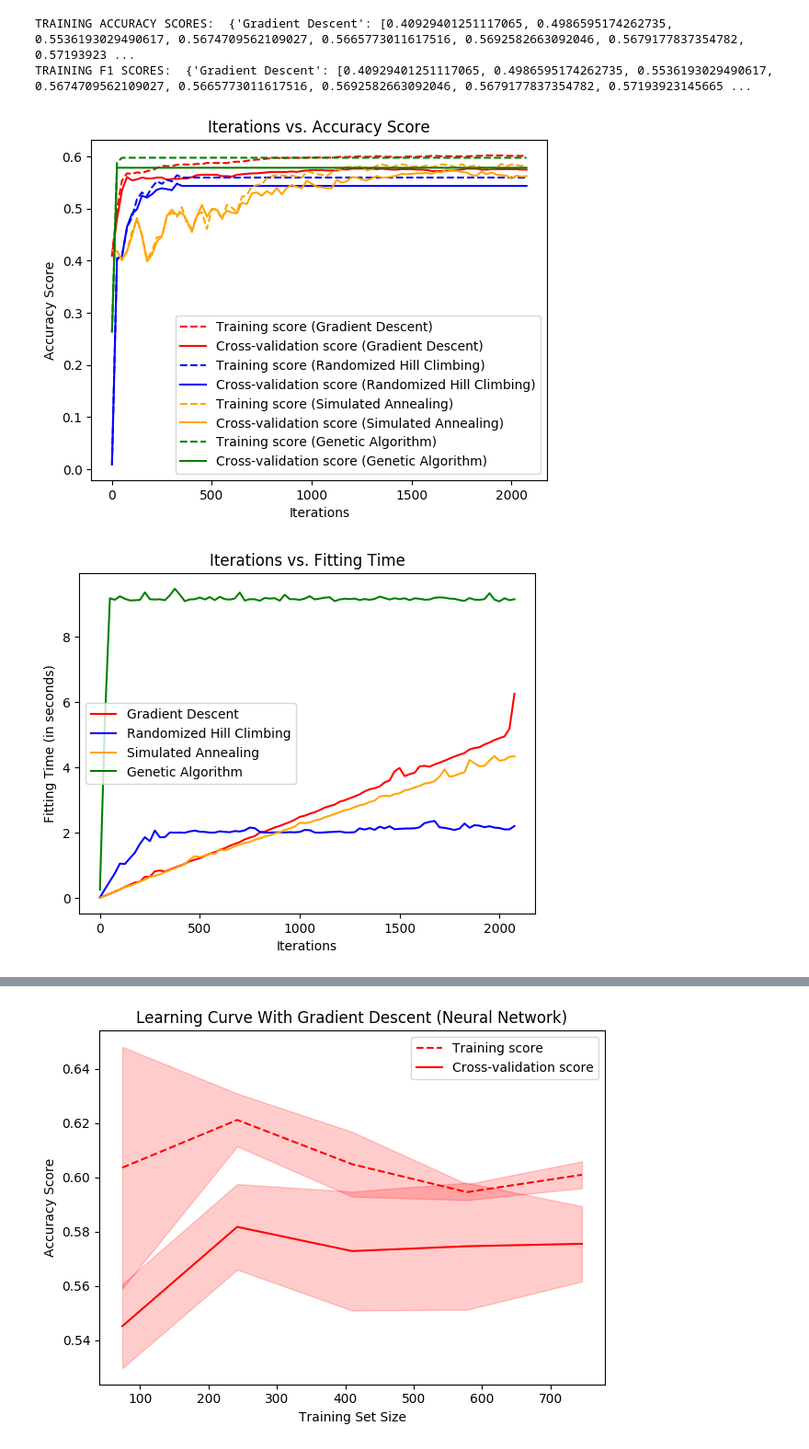
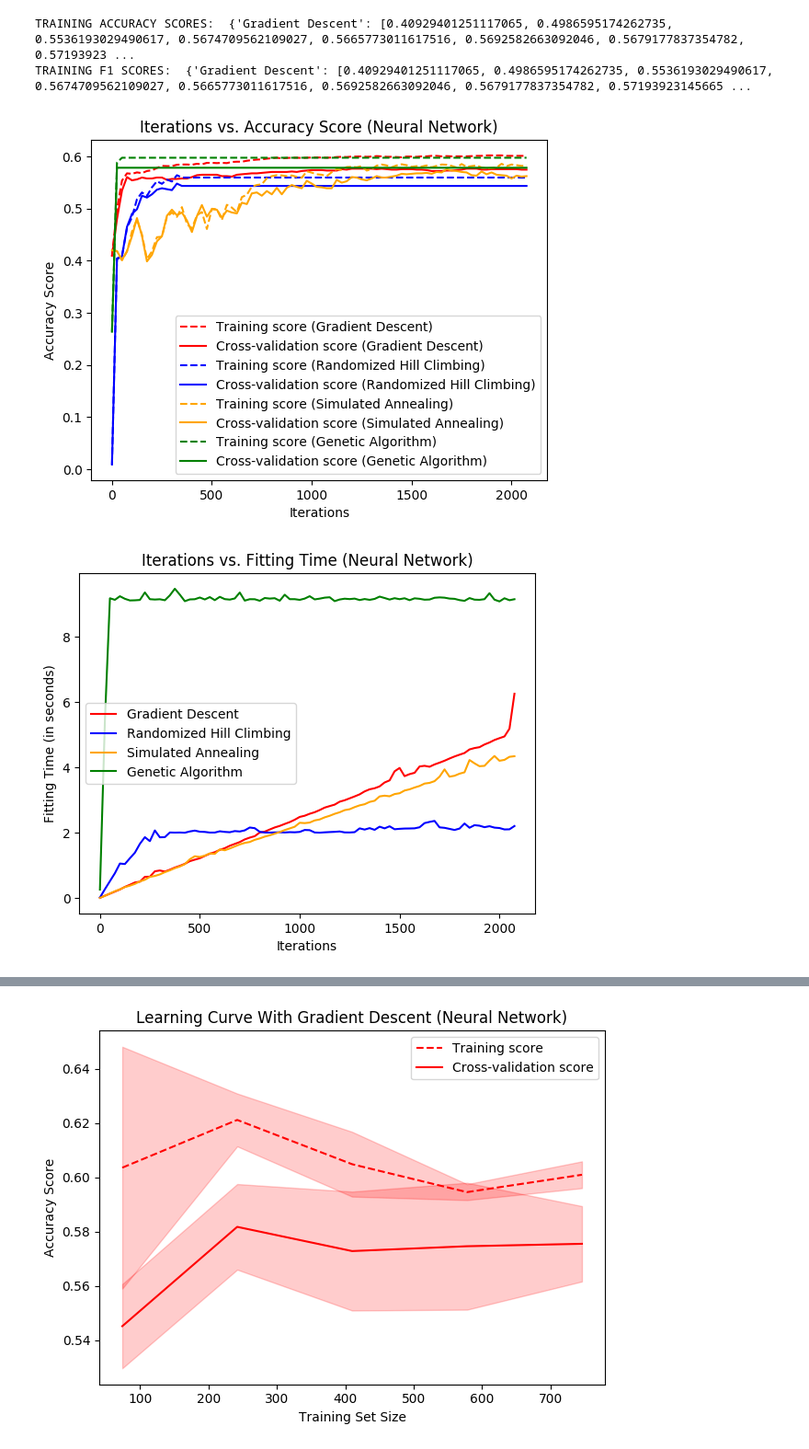
Before and after one commit to aashiamehta/MachineLearning, a Jupyter notebook: Project2/randomized_optimization.ipynb, the cells around one changed output, grey strips where cells are left out. Shown at 92% size. Saved outputs shown, nothing was run; the diff lists cells and outputs as text; code cells hidden in the pictures.

```diff
--- a/Project2/randomized_optimization.ipynb
+++ b/Project2/randomized_optimization.ipynb
@@ -166,0 +324,13 @@ Fitness:  36.0 , # of Iterations:  20 , Time:  2.2032601833343506
+# %%
+problem_size_list = [5, 10, 20, 50, 100]
+algorithm_names = ["Randomized Hill Climbing", "Simulated Annealing", "Genetic Algorithm", "MIMIC"]
+algorithm_colors = ["blue", "orange", "green", "red"]
+
+four_peaks_times_per_algorithm = {}
+four_peaks_function_evaluations_per_algorithm = {}
+four_peaks_fitness_per_algorithm = {}
+for name in algorithm_names:
+        four_peaks_times_per_algorithm[name] = []
+        four_peaks_function_evaluations_per_algorithm[name] = []
+        four_peaks_fitness_per_algorithm[name] = []
+print(four_peaks_times_per_algorithm)
@@ -383,16 +717,15 @@ Accuracy Score w/ Tuning:  0.5958333333333333
 algorithm_names = ["Gradient Descent", "Randomized Hill Climbing", "Simulated Annealing", "Genetic Algorithm"]
 algorithm_colors = ["red", "blue", "orange", "green"]
 # %%
-# nn_fit_times_per_model = {}
-# nn_training_predict_times_per_model = {}
-# nn_testing_predict_times_per_model = {}
-# nn_training_accuracy_scores_per_model = {}
-# nn_testing_accuracy_scores_per_model = {}
-# nn_training_f1_scores_per_model = {}
-# nn_testing_f1_scores_per_model = {}
+nn_fit_times_per_model = {}
+nn_training_predict_times_per_model = {}
+nn_testing_predict_times_per_model = {}
+nn_training_accuracy_scores_per_model = {}
+nn_testing_accuracy_scores_per_model = {}
+nn_training_f1_scores_per_model = {}
+nn_testing_f1_scores_per_model = {}
 
 for name in algorithm_names:
-    if name == "Randomized Hill Climbing":
         nn_fit_times_per_model[name] = []
         nn_training_predict_times_per_model[name] = []
         nn_testing_predict_times_per_model[name] = []
@@ -609,7 +942,7 @@ TRAINING ACCURACY SCORES:  {'Gradient Descent': [0.40929401251117065, 0.49865951
 TRAINING F1 SCORES:  {'Gradient Descent': [0.40929401251117065, 0.4986595174262735, 0.5536193029490617, 0.5674709562109027, 0.5665773011617516, 0.5692582663092046, 0.5679177837354782, 0.57193923145665 ...
 # %%
 def plot_accuracies():
-    plt.title("Iterations vs. Accuracy Score")
+    plt.title("Iterations vs. Accuracy Score (Neural Network)")
     plt.xlabel("Iterations")
     plt.ylabel("Accuracy Score")
     for i in range(0, len(algorithm_names)):
@@ -637,7 +970,7 @@ plot_accuracies()
 # plot_f1_scores()
 
 def plot_fit_times():
-    plt.title("Iterations vs. Fitting Time")
+    plt.title("Iterations vs. Fitting Time (Neural Network)")
     plt.xlabel("Iterations")
     plt.ylabel("Fitting Time (in seconds)")
     for i in range(0, len(algorithm_names)):
@@ -648,34 +981,34 @@ def plot_fit_times():
     plt.show()
     plt.close()
 plot_fit_times()
 
 def plot_predict_times():
-    plt.title("Iterations vs. Predicting Time")
+    plt.title("Iterations vs. Predicting Time (Neural Network)")
     plt.xlabel("Iterations")
     plt.ylabel("Predicting Time (in seconds)")
     for i in range(0, len(algorithm_names)):
         name = algorithm_names[i]
         color = algorithm_colors[i]
         plt.plot(max_iters_list, nn_training_predict_times_per_model[name], label='Training (' + name + ')', color=color, linestyle='dashed')
         plt.plot(max_iters_list, nn_testing_predict_times_per_model[name], label='Cross-validation (' + name + ')', color=color)
         plt.legend(loc='best')
     plt.show()
     plt.close()
 plot_predict_times()
 
 def plot_predict_times():
-    plt.title("Accuracy Score vs. Fitting Time")
+    plt.title("Accuracy Score vs. Fitting Time (Neural Network)")
     plt.xlabel("Accuracy Score")
     plt.ylabel("Fitting Time (in seconds)")
     for i in range(0, len(algorithm_names)):
         name = algorithm_names[i]
         color = algorithm_colors[i]
         plt.plot(nn_fit_times_per_model[name], nn_training_accuracy_scores_per_model[name], label='Training (' + name + ')', color=color, linestyle='dashed')
         plt.plot(nn_fit_times_per_model[name], nn_testing_accuracy_scores_per_model[name], label='Cross-validation (' + name + ')', color=color)
         plt.legend(loc='best')
     plt.show()
     plt.close()
 plot_predict_times()
 # %% [output]
-[figure, old version]
+[figure, new version]
-[figure, old version]
+[figure, new version]
```
Also changed, not shown: parts of 12 cells of this notebook, 10 other files.
